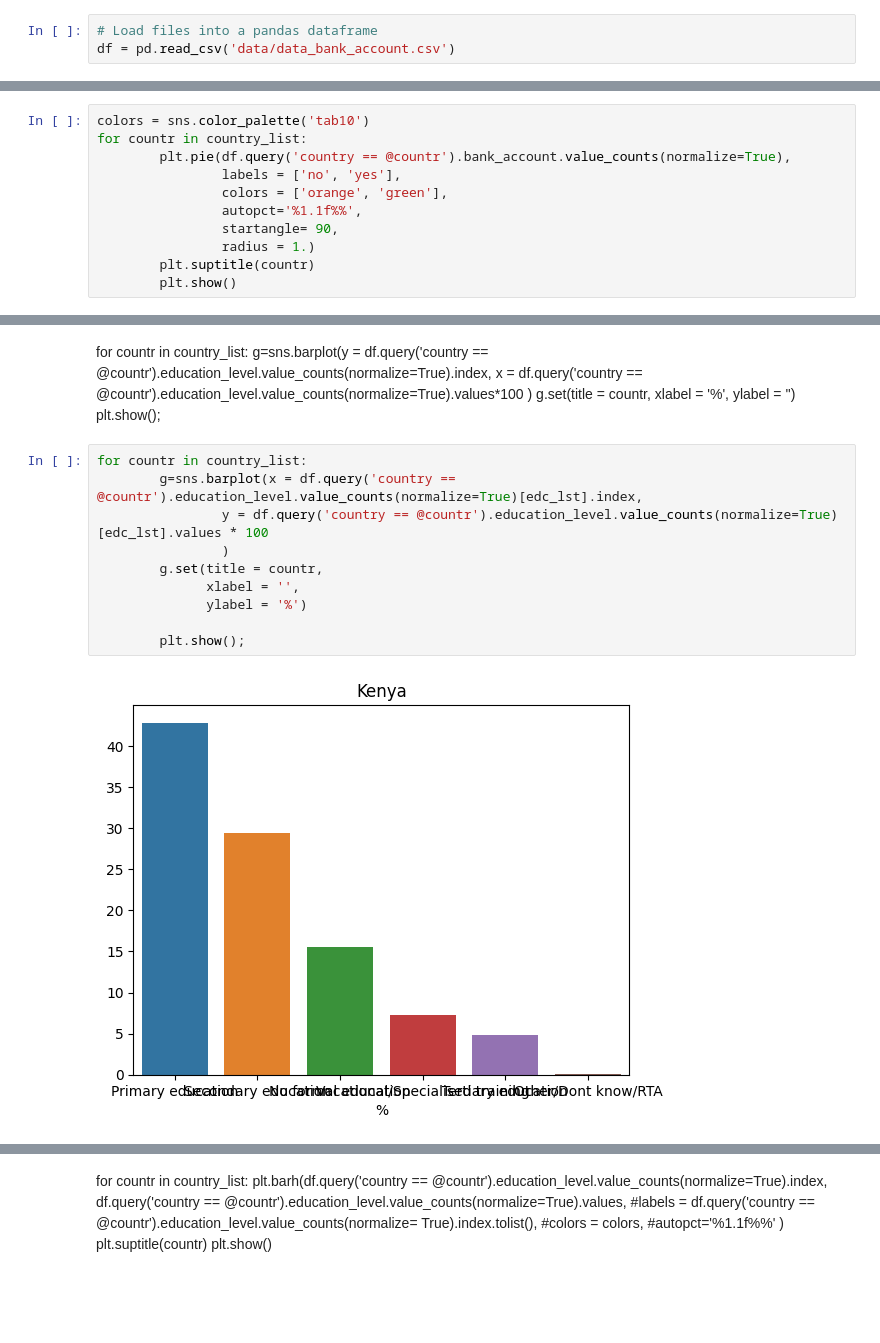
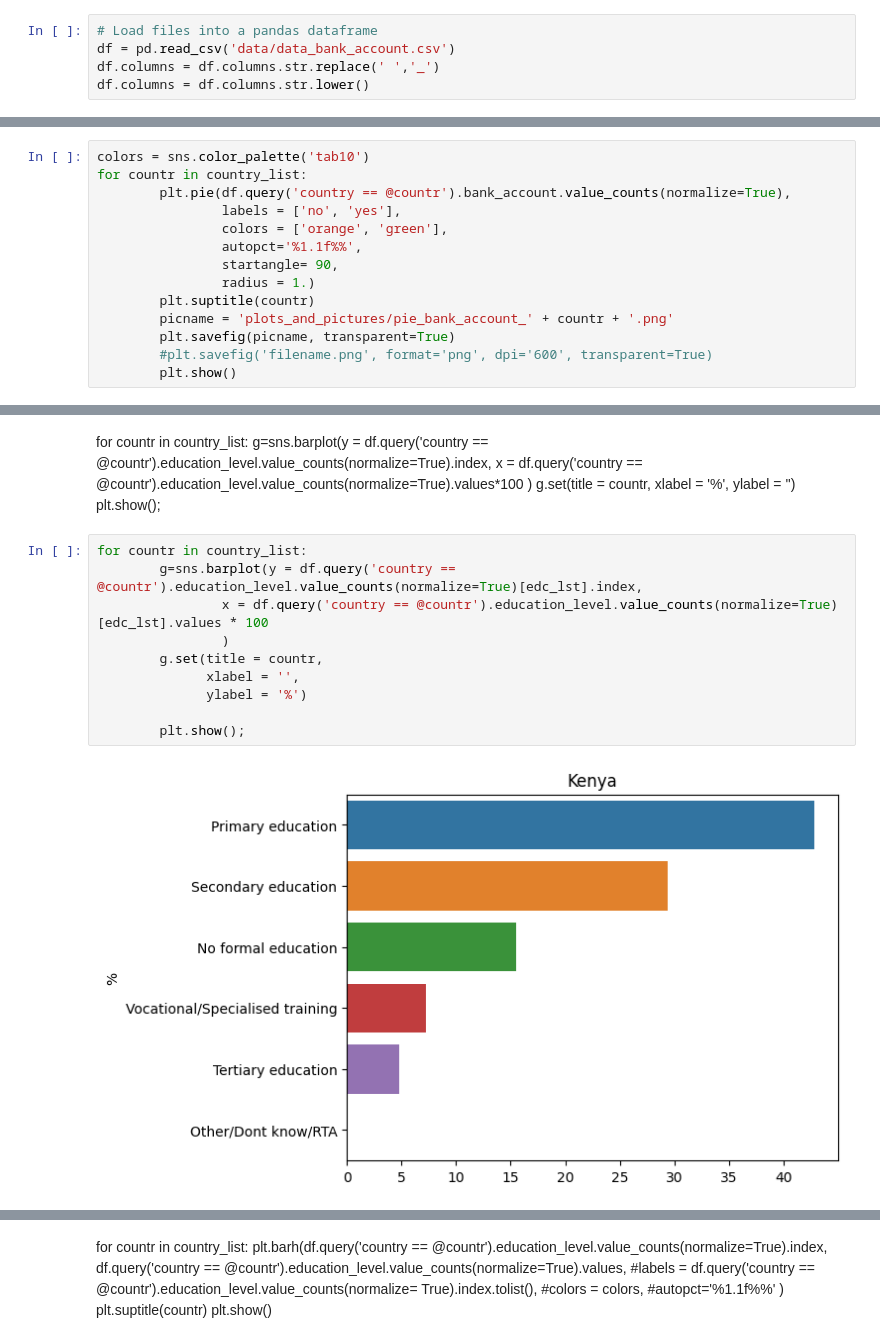
Before and after one commit to M4R1T4/ML_proj_Feb_2024, a Jupyter notebook: 01_Data_and_EDA.ipynb, the cells around one changed output, grey strips where cells are left out. Cells and saved outputs as stored; diff of their text form; blank space fills up the shorter version.

Commit message:
new plots, household, age, location

```diff
--- a/01_Data_and_EDA.ipynb
+++ b/01_Data_and_EDA.ipynb
@@ -28,6 +28,8 @@ from sklearn.metrics import accuracy_score
 # %%
 # Load files into a pandas dataframe
 df = pd.read_csv('data/data_bank_account.csv')
+df.columns = df.columns.str.replace(' ','_')
+df.columns = df.columns.str.lower()
 # %%
 # inspect train data
 df.head()
@@ -186,6 +195,9 @@ for countr in country_list:
                 startangle= 90,
                 radius = 1.)
         plt.suptitle(countr)
+        picname = 'plots_and_pictures/pie_bank_account_' + countr + '.png'
+        plt.savefig(picname, transparent=True)
+        #plt.savefig('filename.png', format='png', dpi='600', transparent=True)
         plt.show()
 # %% [output]
 [figure]
@@ -249,13 +220,13 @@ for countr in country_list:
         plt.show();
 # %%
 for countr in country_list:
-        g=sns.barplot(x = df.query('country == @countr').education_level.value_counts(normalize=True)[edc_lst].index,
-                y = df.query('country == @countr').education_level.value_counts(normalize=True)[edc_lst].values * 100
+        g=sns.barplot(y = df.query('country == @countr').education_level.value_counts(normalize=True)[edc_lst].index,
+                x = df.query('country == @countr').education_level.value_counts(normalize=True)[edc_lst].values * 100
                 )
         g.set(title = countr,
               xlabel = '',
               ylabel = '%')
 
         plt.show();
 # %% [output]
-[figure, old version]
+[figure, new version]
```
Also changed, not shown: parts of 36 cells of this notebook.
